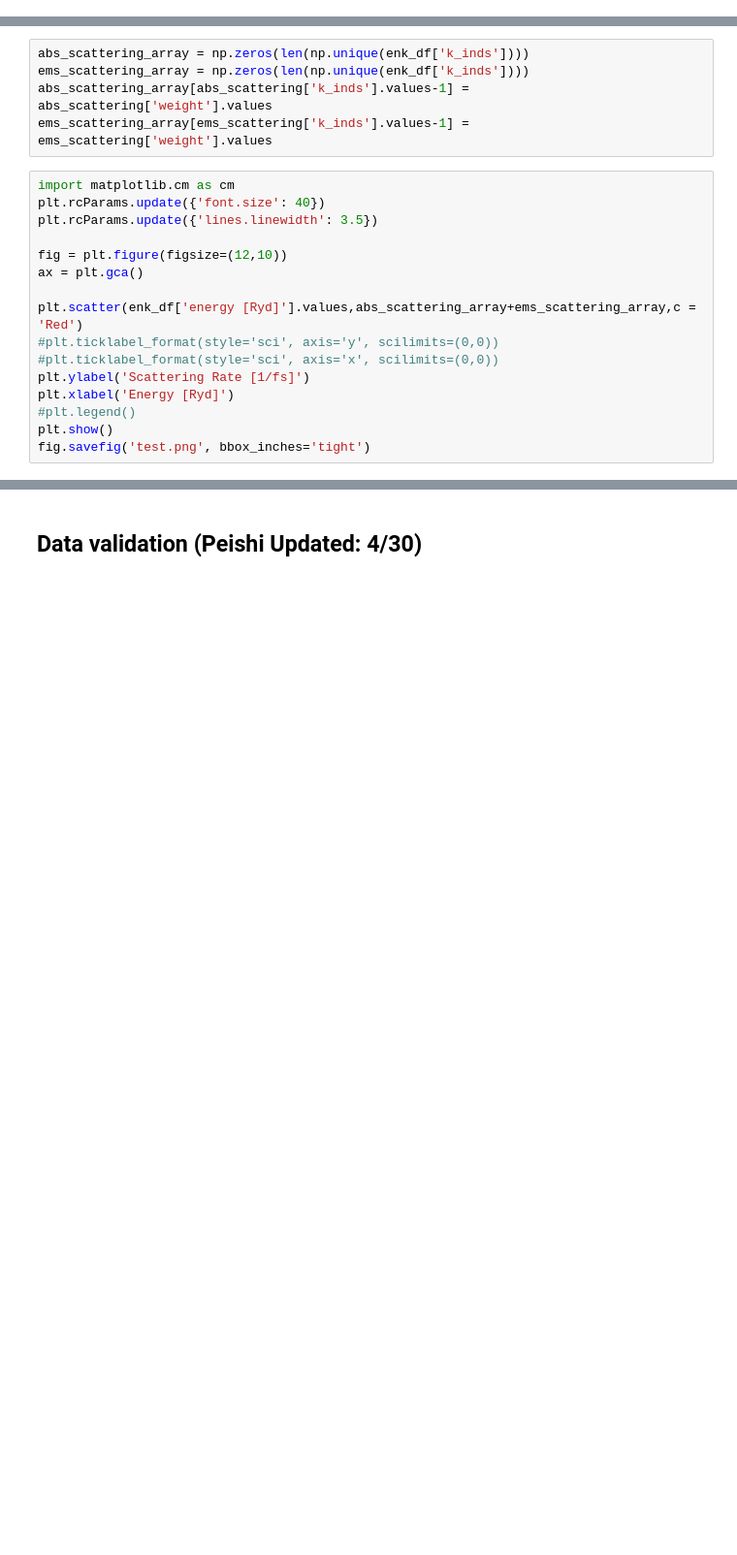
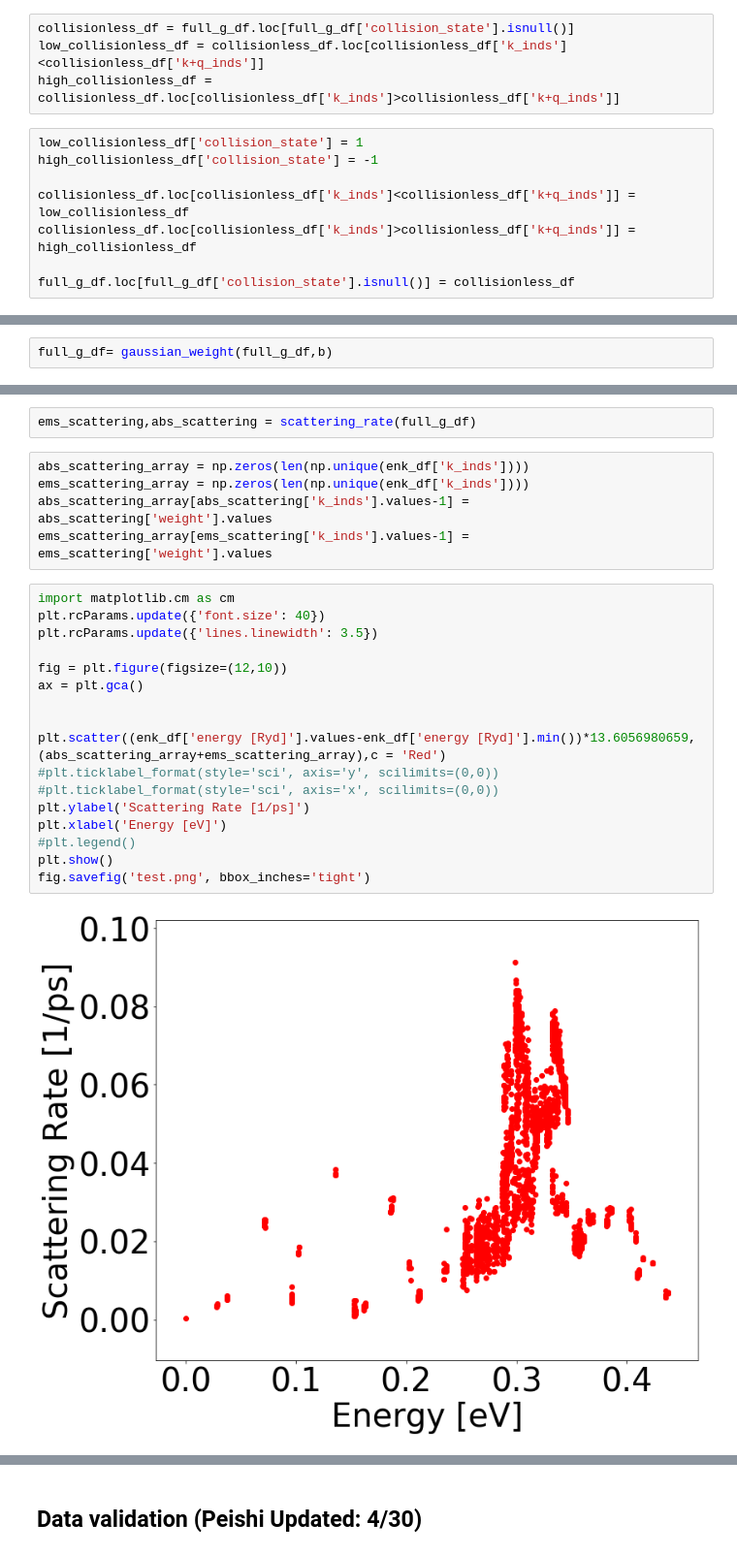
Before and after one commit to alexanderychoi/linear_boltzmann, a Jupyter notebook: data_processing_4_19.ipynb, the cells around one changed output, grey strips where cells are left out. Shown at 97% size. Saved outputs shown, nothing was run; the diff lists cells and outputs as text; blank space fills up the shorter version.

```diff
--- a/data_processing_4_19.ipynb
+++ b/data_processing_4_19.ipynb
@@ -1091,0 +485,12 @@ def coupling_matrix_calc(g_df):
+# %%
+collisionless_df = full_g_df.loc[full_g_df['collision_state'].isnull()]
+low_collisionless_df = collisionless_df.loc[collisionless_df['k_inds']<collisionless_df['k+q_inds']]
+high_collisionless_df = collisionless_df.loc[collisionless_df['k_inds']>collisionless_df['k+q_inds']]
+# %%
+low_collisionless_df['collision_state'] = 1
+high_collisionless_df['collision_state'] = -1
+
+collisionless_df.loc[collisionless_df['k_inds']<collisionless_df['k+q_inds']] = low_collisionless_df
+collisionless_df.loc[collisionless_df['k_inds']>collisionless_df['k+q_inds']] = high_collisionless_df
+
+full_g_df.loc[full_g_df['collision_state'].isnull()] = collisionless_df
@@ -1091,0 +513,2 @@ def coupling_matrix_calc(g_df):
+# %%
+full_g_df= gaussian_weight(full_g_df,b)
@@ -1092,3 +588,5 @@ def coupling_matrix_calc(g_df):
+# %%
+ems_scattering,abs_scattering = scattering_rate(full_g_df)
 # %%
 abs_scattering_array = np.zeros(len(np.unique(enk_df['k_inds'])))
 ems_scattering_array = np.zeros(len(np.unique(enk_df['k_inds'])))
@@ -1097,16 +595,19 @@ ems_scattering_array[ems_scattering['k_inds'].values-1] = ems_scattering['weight
 # %%
 import matplotlib.cm as cm
 plt.rcParams.update({'font.size': 40})
 plt.rcParams.update({'lines.linewidth': 3.5})
 
 fig = plt.figure(figsize=(12,10))
 ax = plt.gca()
 
-plt.scatter(enk_df['energy [Ryd]'].values,abs_scattering_array+ems_scattering_array,c = 'Red')
+
+plt.scatter((enk_df['energy [Ryd]'].values-enk_df['energy [Ryd]'].min())*13.6056980659,(abs_scattering_array+ems_scattering_array),c = 'Red')
 #plt.ticklabel_format(style='sci', axis='y', scilimits=(0,0))
 #plt.ticklabel_format(style='sci', axis='x', scilimits=(0,0))
-plt.ylabel('Scattering Rate [1/fs]')
-plt.xlabel('Energy [Ryd]')
+plt.ylabel('Scattering Rate [1/ps]')
+plt.xlabel('Energy [eV]')
 #plt.legend()
 plt.show()
 fig.savefig('test.png', bbox_inches='tight')
+# %% [output]
+[figure, added]
```
Also changed, not shown: parts of 81 cells of this notebook.
